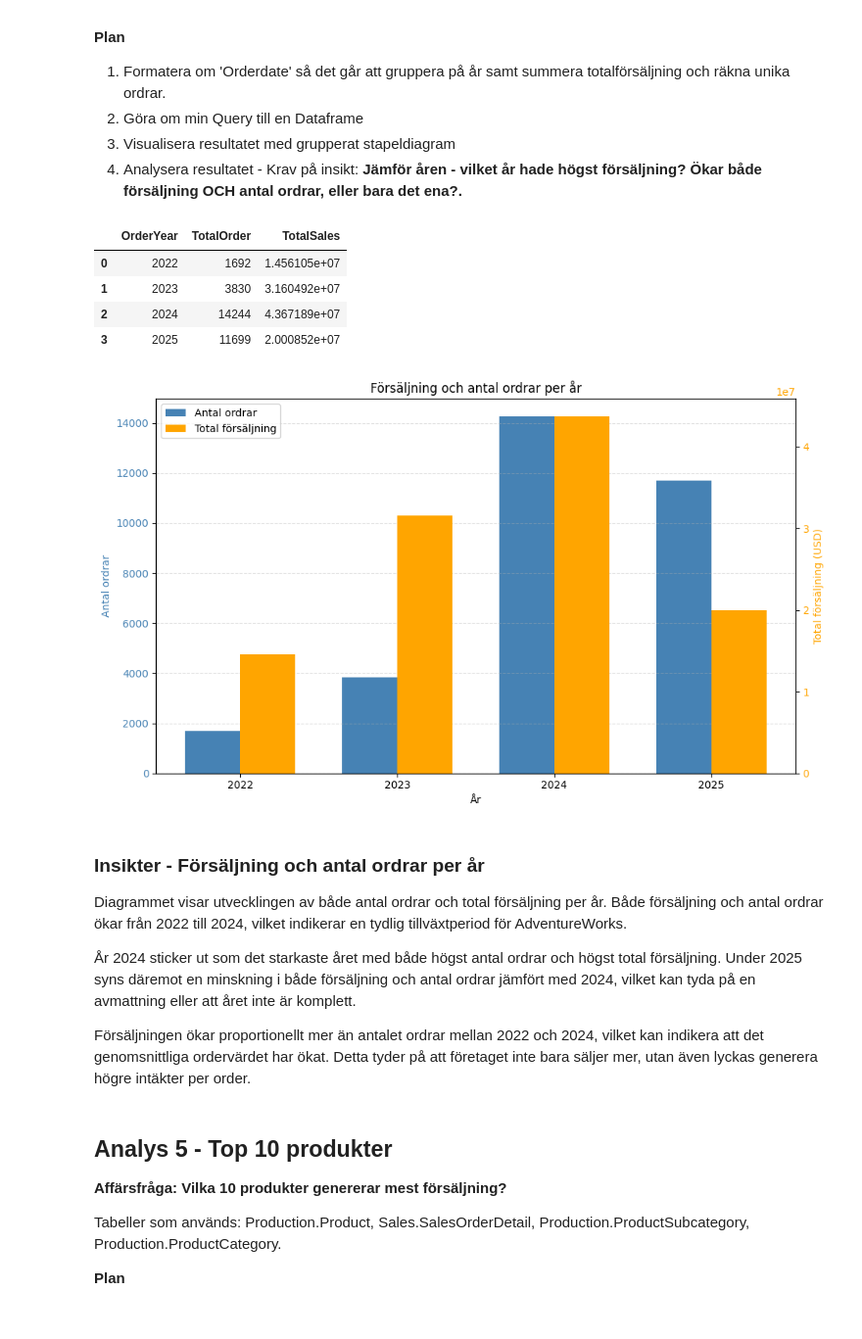
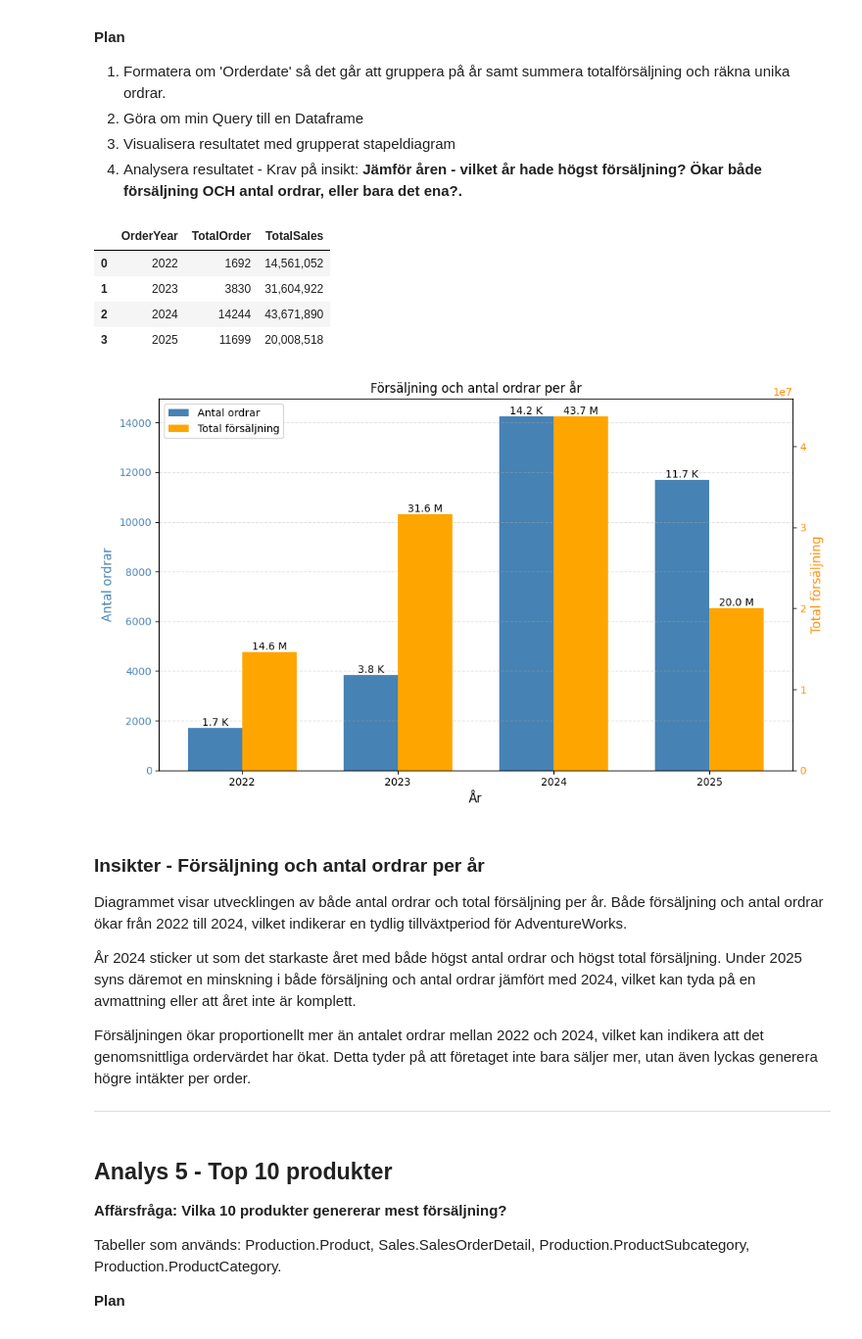
Before and after one commit to Shara-Hysen/adventureworks-sales-analysis-assignment, a Jupyter notebook: analysis.ipynb, the cells around one changed output. Shown: that part at 98% size. Drawn from its saved outputs; the diff is of its cells as text; code cells hidden in the pictures.

```diff
--- a/analysis.ipynb
+++ b/analysis.ipynb
@@ -33,6 +33,27 @@ Anslutning till SQL Server lyckades
 def query_df(sql: str):
     with engine.connect() as conn:
         return pd.read_sql(text(sql), conn)
+# %%
+def format_number(value):
+    if value >= 1_000_000:
+        return f'{value/1_000_000:.1f} M'
+    elif value >= 1_000:
+        return f'{value/1_000:.1f} K'
+    else:
+        return f'{int(value)}'
+
+def autolabel(ax, values, width=0.35, offset=0):
+    for i, value in enumerate(values):
+        if value > 0:  # Skippa om värdet är 0 eller saknas
+            ax.text(
+                i + offset,           # x-position: mitten av stapeln om offset=0
+                value + 1,            # y-position: lite ovanför stapeln
+                format_number(value), # text ovanför stapel, avrundar med funktion
+                ha='center',
+                va='bottom',
+                fontsize=10,
+                fontweight='medium'
+            )
 # %% [markdown]
 ## Analys 1 - Antal produkter per kategori
 **Affärsfråga: Hur många produkter finns i varje kategori?**
@@ -254,45 +276,51 @@ ORDER BY OrderYear
 """
 
 df_vis4 = query_df(query_vis4)
-display(df_vis4)
+df_vis4_display = df_vis4.copy()
+df_vis4_display['TotalSales'] = df_vis4_display['TotalSales'].round(0).astype(int).map('{:,.0f}'.format)
+display(df_vis4_display)
 
 # Data
 years = df_vis4['OrderYear']
 orders = df_vis4['TotalOrder']
 sales = df_vis4['TotalSales']
 
 # Positioner för grupperade staplar
 x = np.arange(len(years))
 width = 0.35
 
-# Gjort två y-axlar eftersom antal ordrar och försäljning har olika skala
+# Skapa diagram med två y-axlar (olika skalor)
 fig, ax1 = plt.subplots(figsize=(10,6))
-bars = ax1.bar(x - width/2, orders, width, label='Antal ordrar', color='steelblue')
-ax1.set_xlabel('År')
-ax1.set_ylabel('Antal ordrar', color='steelblue')
+
+ax1.bar(x - width/2, orders, width, label='Antal ordrar', color='steelblue')
+ax1.set_xlabel('År', fontsize=12)
+ax1.set_ylabel('Antal ordrar', color='steelblue', fontsize=12)
 ax1.tick_params(axis='y', labelcolor='steelblue')
 ax1.set_xticks(x)
 ax1.set_xticklabels(years)
 ax1.grid(axis='y', linestyle='--', alpha=0.4)
 
 ax2 = ax1.twinx()
 ax2.bar(x + width/2, sales, width, label='Total försäljning', color='orange')
-ax2.set_ylabel('Total försäljning (USD)', color='orange')
-ax2.tick_params(axis='y', labelcolor='orange')
+ax2.set_ylabel('Total försäljning', color='darkorange', fontsize=12)
+ax2.tick_params(axis='y', labelcolor='darkorange')
+
+autolabel(ax1, orders, width=0.35, offset=-width/2)
+autolabel(ax2, sales, width=0.35, offset=+width/2)
 
 lines1, labels1 = ax1.get_legend_handles_labels()
 lines2, labels2 = ax2.get_legend_handles_labels()
 ax1.legend(lines1 + lines2, labels1 + labels2, loc='upper left')
 plt.title('Försäljning och antal ordrar per år')
 plt.tight_layout()
 plt.show()
 # %% [output]
 |  | OrderYear | TotalOrder | TotalSales |
-| 0 | 2022 | 1692 | 1.456105e+07 |
-| 1 | 2023 | 3830 | 3.160492e+07 |
-| 2 | 2024 | 14244 | 4.367189e+07 |
-| 3 | 2025 | 11699 | 2.000852e+07 |
+| 0 | 2022 | 1692 | 14,561,052 |
+| 1 | 2023 | 3830 | 31,604,922 |
+| 2 | 2024 | 14244 | 43,671,890 |
+| 3 | 2025 | 11699 | 20,008,518 |
-[figure, old version]
+[figure, new version]
 # %% [markdown]
 ### Insikter - Försäljning och antal ordrar per år
 
@@ -309,6 +337,8 @@ Försäljningen ökar proportionellt mer än antalet ordrar mellan 2022 och 2024
 vilket kan indikera att det genomsnittliga ordervärdet har ökat. Detta tyder på
 att företaget inte bara säljer mer, utan även lyckas generera högre intäkter per
 order.
+
+---
 # %% [markdown]
 ## Analys 5 -  Top 10 produkter
 **Affärsfråga:  Vilka 10 produkter genererar mest försäljning?**
```
Also changed, not shown: parts of 8 cells of this notebook, 1 other file.
